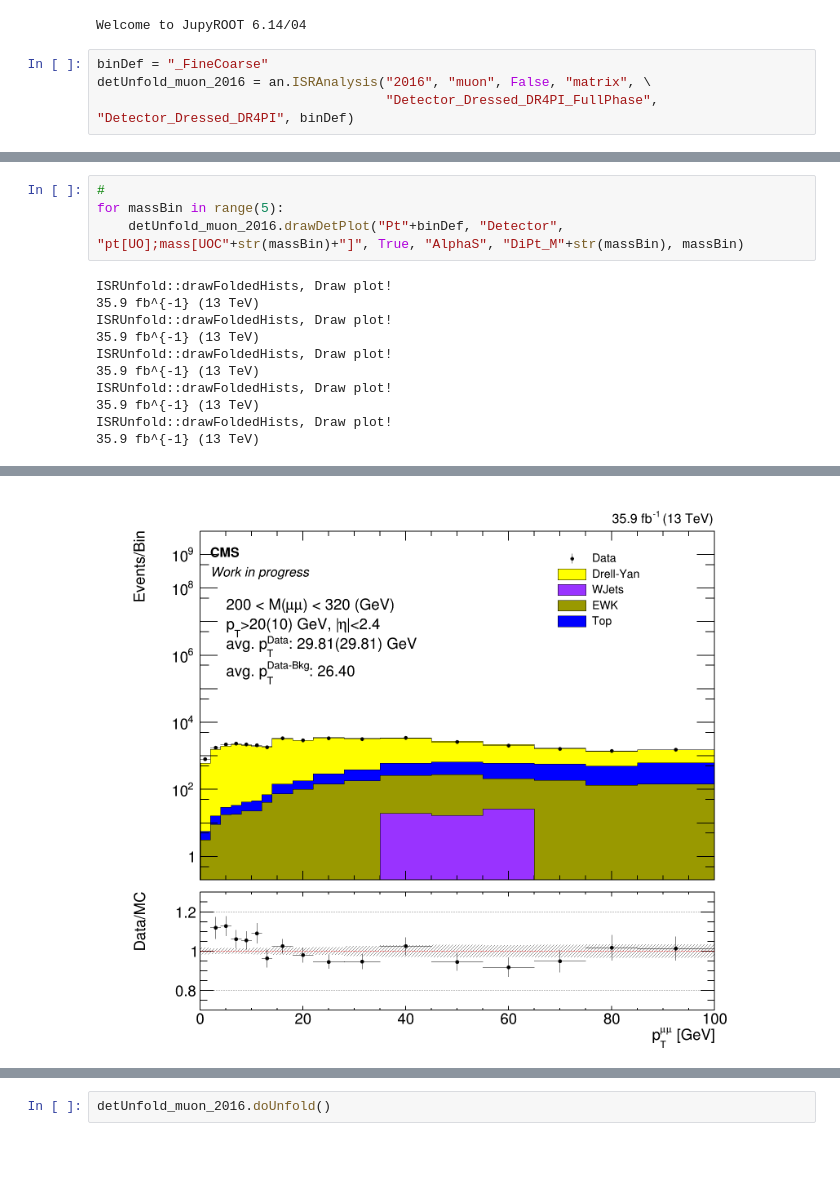
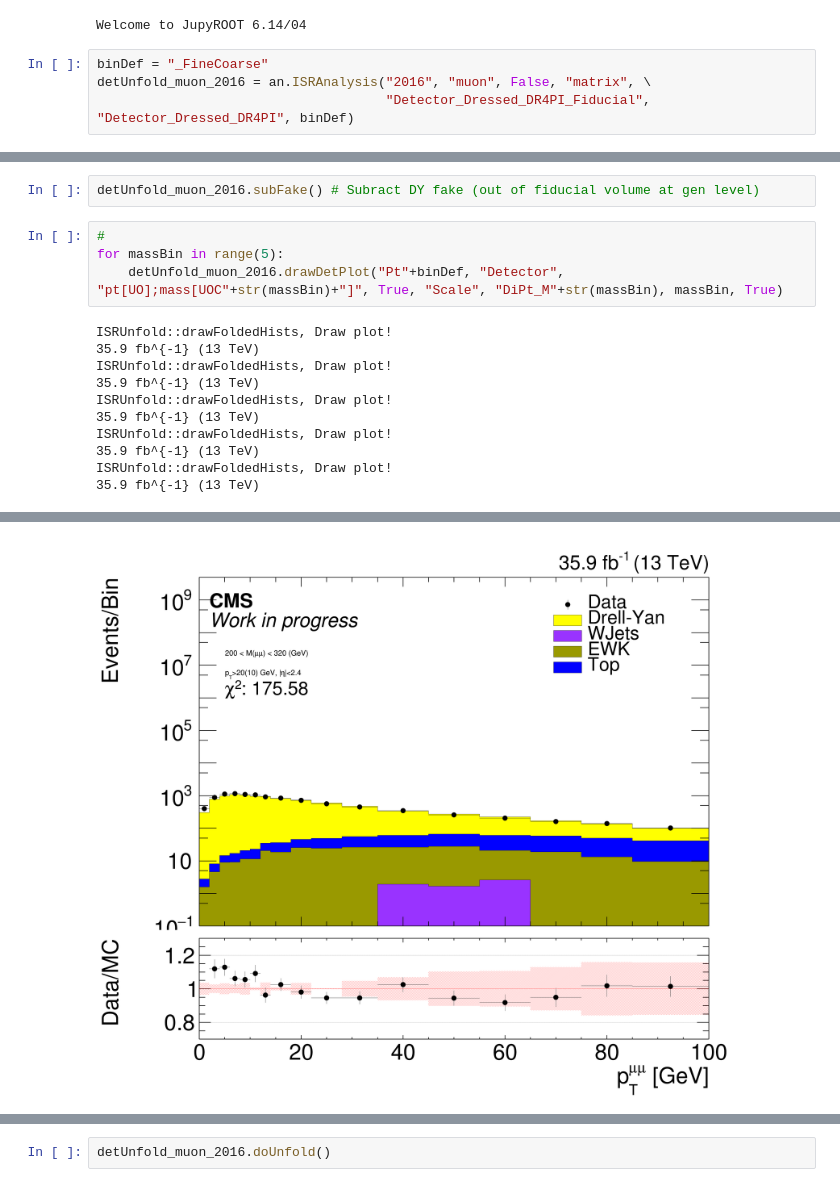
Before and after one commit to jhkim06/ISRAnalysis, a Jupyter notebook: ISR_analysis_v2.ipynb, the cells around one changed output, grey strips where cells are left out. Drawn from its saved outputs; the diff is of its cells as text; blank space fills up the shorter version.

```diff
--- a/ISR_analysis_v2.ipynb
+++ b/ISR_analysis_v2.ipynb
@@ -5,7 +5,7 @@ Welcome to JupyROOT 6.14/04
 # %%
 binDef = "_FineCoarse"
 detUnfold_muon_2016 = an.ISRAnalysis("2016", "muon", False, "matrix", \
-                                     "Detector_Dressed_DR4PI_FullPhase", "Detector_Dressed_DR4PI", binDef)
+                                     "Detector_Dressed_DR4PI_Fiducial", "Detector_Dressed_DR4PI", binDef)
 # %% [output]
 ISRUnfold set!
 ISRUnfold::setNomResMatrix set response matrix...
@@ -82,7 +104,9 @@ detUnfold_muon_2016.subFake(True, "AlphaS","AlphaSDown") # Subract DY fake (out
+# %%
+detUnfold_muon_2016.subFake() # Subract DY fake (out of fiducial volume at gen level)
 # %%
 #
 for massBin in range(5):
-    detUnfold_muon_2016.drawDetPlot("Pt"+binDef, "Detector", "pt[UO];mass[UOC"+str(massBin)+"]", True, "AlphaS", "DiPt_M"+str(massBin), massBin)
+    detUnfold_muon_2016.drawDetPlot("Pt"+binDef, "Detector", "pt[UO];mass[UOC"+str(massBin)+"]", True, "Scale", "DiPt_M"+str(massBin), massBin, True)
 # %% [output]
 ISRUnfold::drawFoldedHists, Draw plot!
 35.9 fb^{-1} (13 TeV)
@@ -97,11 +122,11 @@ ISRUnfold::drawFoldedHists, Draw plot!
 Info in <TCanvas::Print>: png file DiPt_M0.png has been created
 Warning in <TCanvas::Constructor>: Deleting canvas with same name: detector_level_Pt_FineCoarse
 Info in <TCanvas::Print>: png file DiPt_M1.png has been created
 Warning in <TCanvas::Constructor>: Deleting canvas with same name: detector_level_Pt_FineCoarse
 Info in <TCanvas::Print>: png file DiPt_M2.png has been created
 Warning in <TCanvas::Constructor>: Deleting canvas with same name: detector_level_Pt_FineCoarse
 Info in <TCanvas::Print>: png file DiPt_M3.png has been created
 Warning in <TCanvas::Constructor>: Deleting canvas with same name: detector_level_Pt_FineCoarse
 Info in <TCanvas::Print>: png file DiPt_M4.png has been created
-[figure, old version]
+[figure, new version]
 # %%
```
Also changed, not shown: parts of 21 cells of this notebook, 5 other files.
